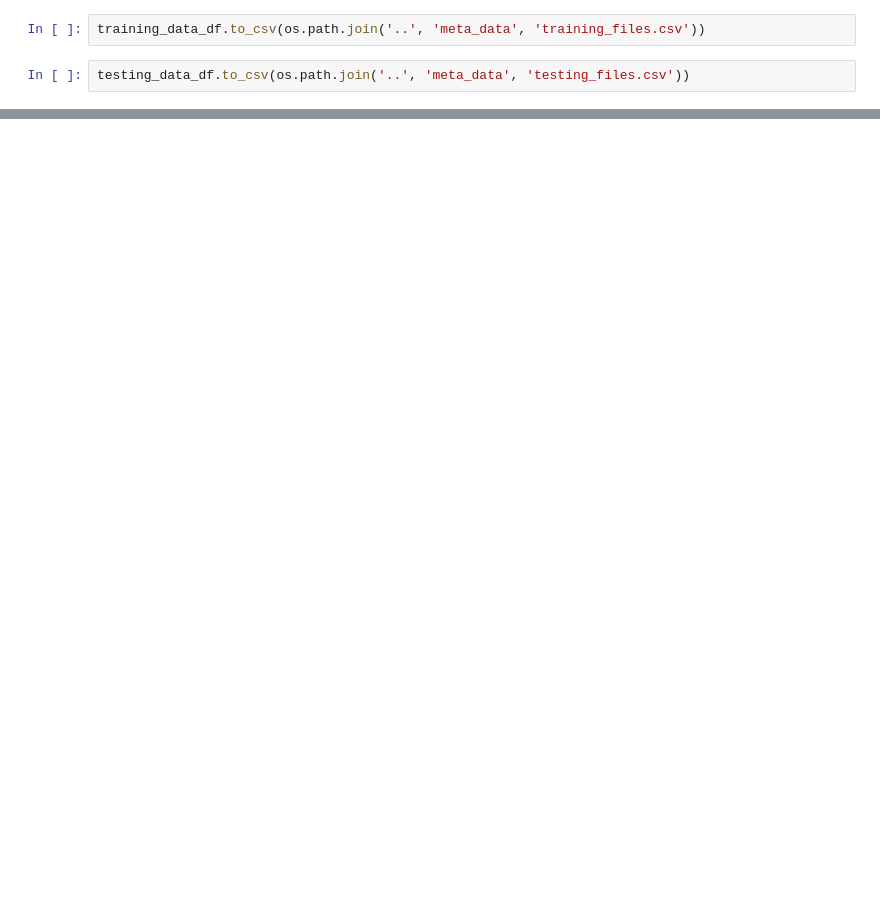
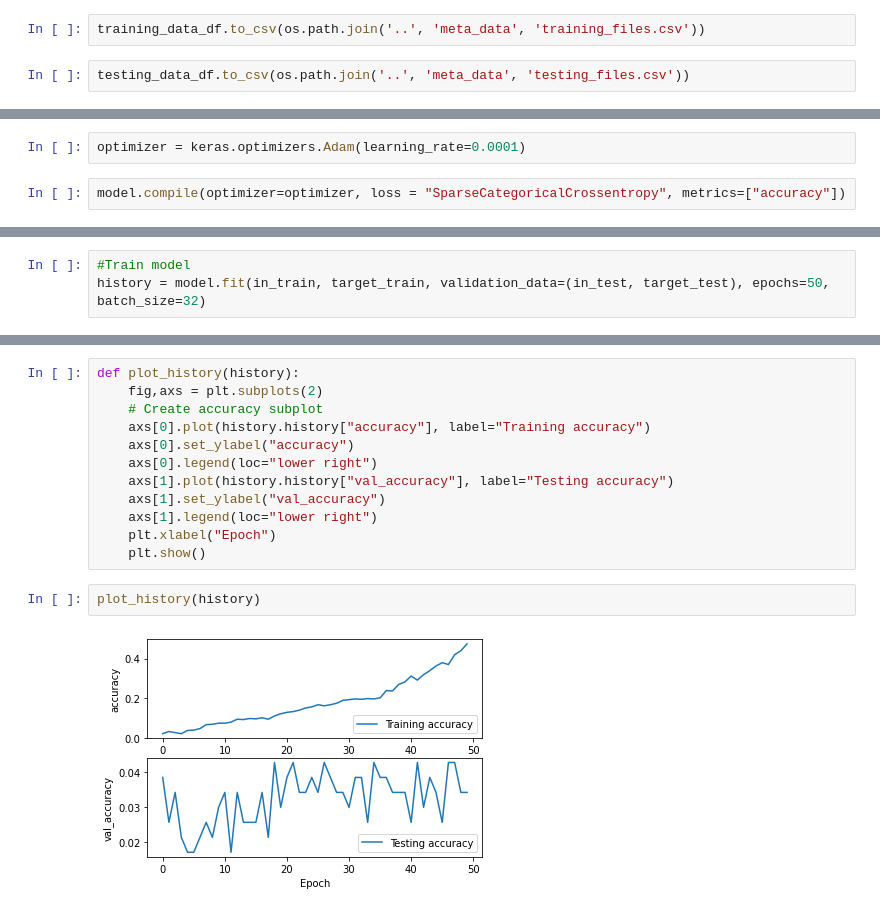
Before and after one commit to Audio-Capstone/speaker_recognition, a Jupyter notebook: notebooks/train_test_data_prep.ipynb, the cells around one changed output, grey strips where cells are left out. Saved outputs shown, nothing was run; the diff lists cells and outputs as text; blank space fills up the shorter version.

Commit message:
add a model

```diff
--- a/notebooks/train_test_data_prep.ipynb
+++ b/notebooks/train_test_data_prep.ipynb
@@ -326,0 +712,4 @@ testing_data_df.to_csv(os.path.join('..', 'meta_data', 'testing_files.csv'))
+# %%
+optimizer = keras.optimizers.Adam(learning_rate=0.0001)
+# %%
+model.compile(optimizer=optimizer, loss = "SparseCategoricalCrossentropy", metrics=["accuracy"])
@@ -326,0 +738,3 @@ testing_data_df.to_csv(os.path.join('..', 'meta_data', 'testing_files.csv'))
+# %%
+#Train model
+history = model.fit(in_train, target_train, validation_data=(in_test, target_test), epochs=50, batch_size=32)
@@ -326,0 +759,16 @@ testing_data_df.to_csv(os.path.join('..', 'meta_data', 'testing_files.csv'))
+# %%
+def plot_history(history):
+    fig,axs = plt.subplots(2)
+    # Create accuracy subplot
+    axs[0].plot(history.history["accuracy"], label="Training accuracy")
+    axs[0].set_ylabel("accuracy")
+    axs[0].legend(loc="lower right")
+    axs[1].plot(history.history["val_accuracy"], label="Testing accuracy")
+    axs[1].set_ylabel("val_accuracy")
+    axs[1].legend(loc="lower right")
+    plt.xlabel("Epoch")
+    plt.show()
+# %%
+plot_history(history)
+# %% [output]
+[figure, added]
```
Also changed, not shown: parts of 22 cells of this notebook.
